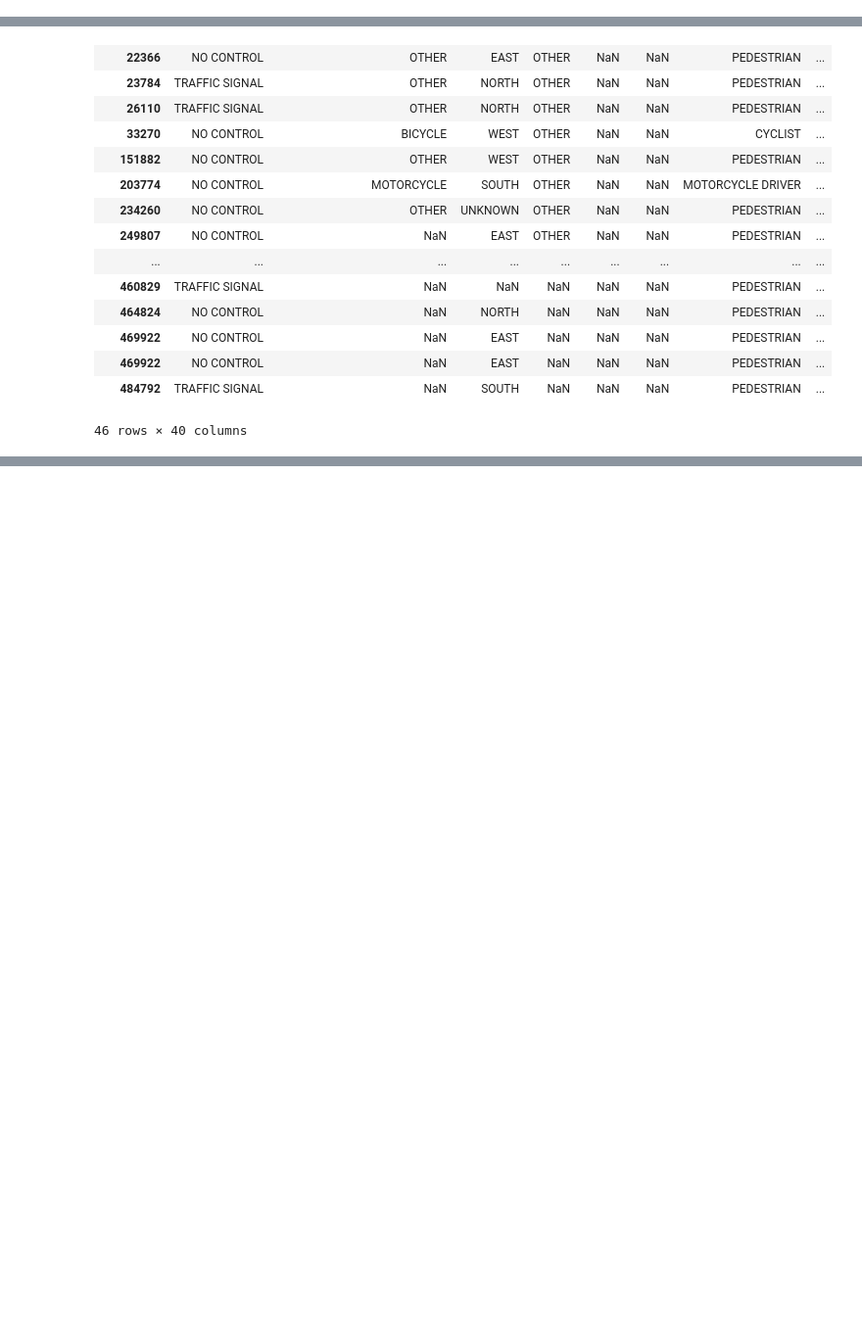
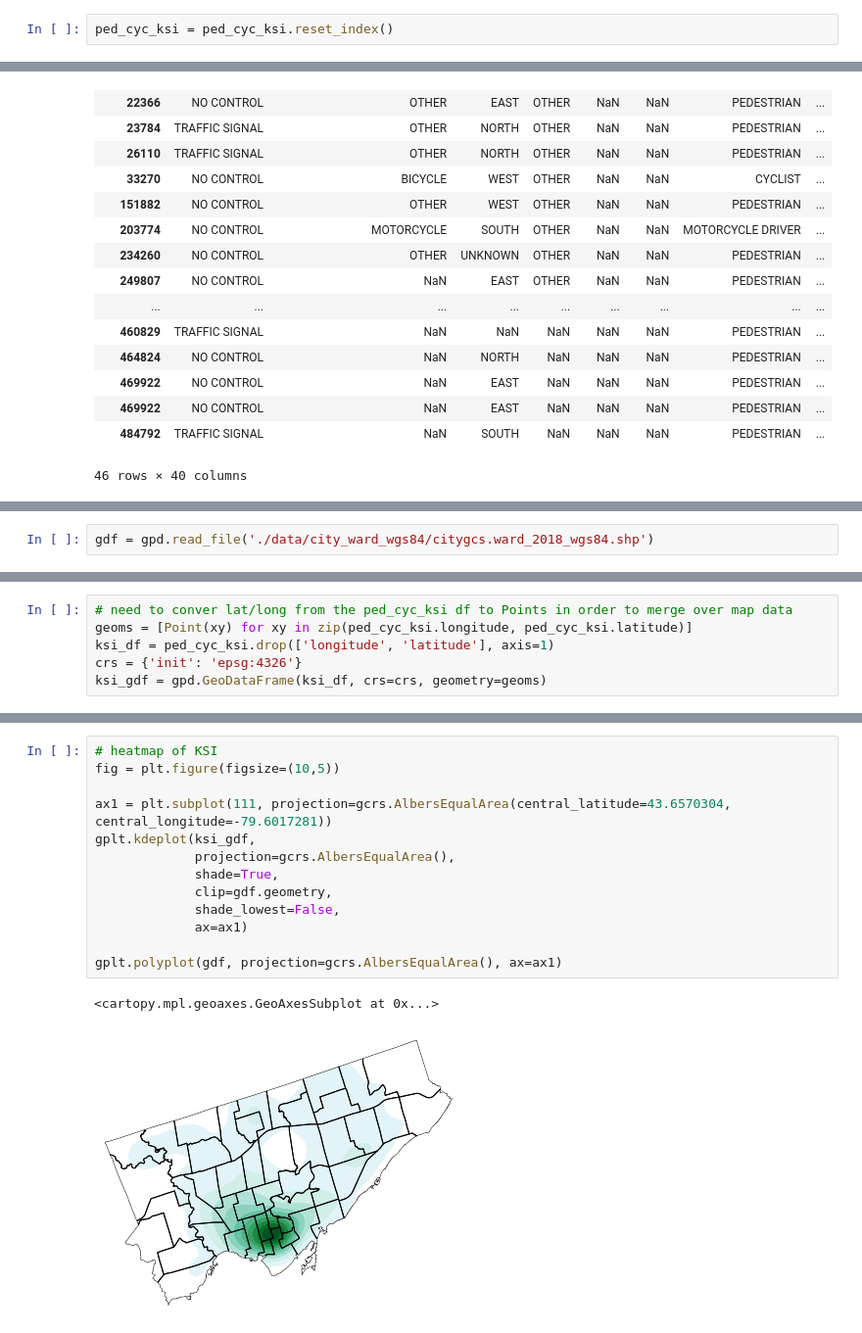
Before and after one commit to UofTCoders/visionzero, a Jupyter notebook: collision_data_subsetting.ipynb, the cells around one changed output, grey strips where cells are left out. Shown: that part at 98% size. Cells and saved outputs as stored; diff of their text form; blank space fills up the shorter version.

```diff
--- a/collision_data_subsetting.ipynb
+++ b/collision_data_subsetting.ipynb
@@ -112,3 +112,5 @@ msno.matrix(ped_cyc_ksi)
 # %% [output]
 <matplotlib.axes._subplots.AxesSubplot at 0x...>
 [figure]
+# %%
+ped_cyc_ksi = ped_cyc_ksi.reset_index()
@@ -141,0 +144,2 @@ ped_cyc_ksi[ped_cyc_ksi.actual_speed > ped_cyc_ksi.posted_speed]
+# %%
+gdf = gpd.read_file('./data/city_ward_wgs84/citygcs.ward_2018_wgs84.shp')
@@ -141,0 +155,6 @@ ped_cyc_ksi[ped_cyc_ksi.actual_speed > ped_cyc_ksi.posted_speed]
+# %%
+# need to conver lat/long from the ped_cyc_ksi df to Points in order to merge over map data
+geoms = [Point(xy) for xy in zip(ped_cyc_ksi.longitude, ped_cyc_ksi.latitude)]
+ksi_df = ped_cyc_ksi.drop(['longitude', 'latitude'], axis=1)
+crs = {'init': 'epsg:4326'}
+ksi_gdf = gpd.GeoDataFrame(ksi_df, crs=crs, geometry=geoms)
@@ -141,0 +194,16 @@ ped_cyc_ksi[ped_cyc_ksi.actual_speed > ped_cyc_ksi.posted_speed]
+# %%
+# heatmap of KSI
+fig = plt.figure(figsize=(10,5))
+
+ax1 = plt.subplot(111, projection=gcrs.AlbersEqualArea(central_latitude=43.6570304, central_longitude=-79.6017281))
+gplt.kdeplot(ksi_gdf,
+             projection=gcrs.AlbersEqualArea(),
+             shade=True,
+             clip=gdf.geometry,
+             shade_lowest=False,
+             ax=ax1)
+
+gplt.polyplot(gdf, projection=gcrs.AlbersEqualArea(), ax=ax1)
+# %% [output]
+<cartopy.mpl.geoaxes.GeoAxesSubplot at 0x...>
+[figure, added]
```
Also changed, not shown: parts of 18 cells of this notebook.
